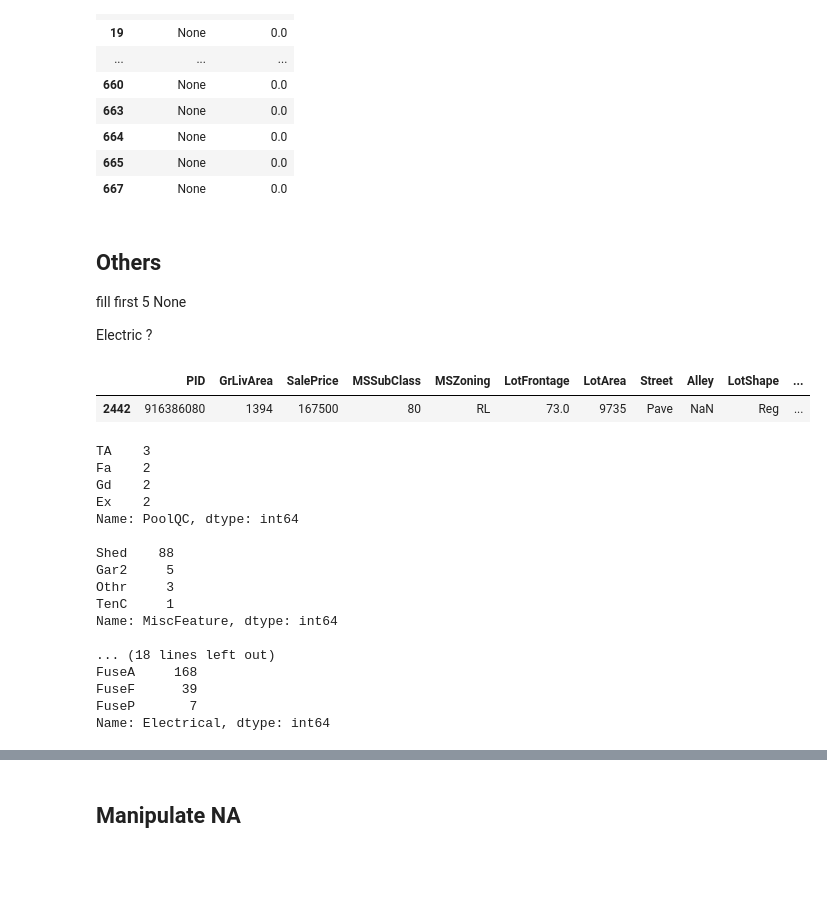
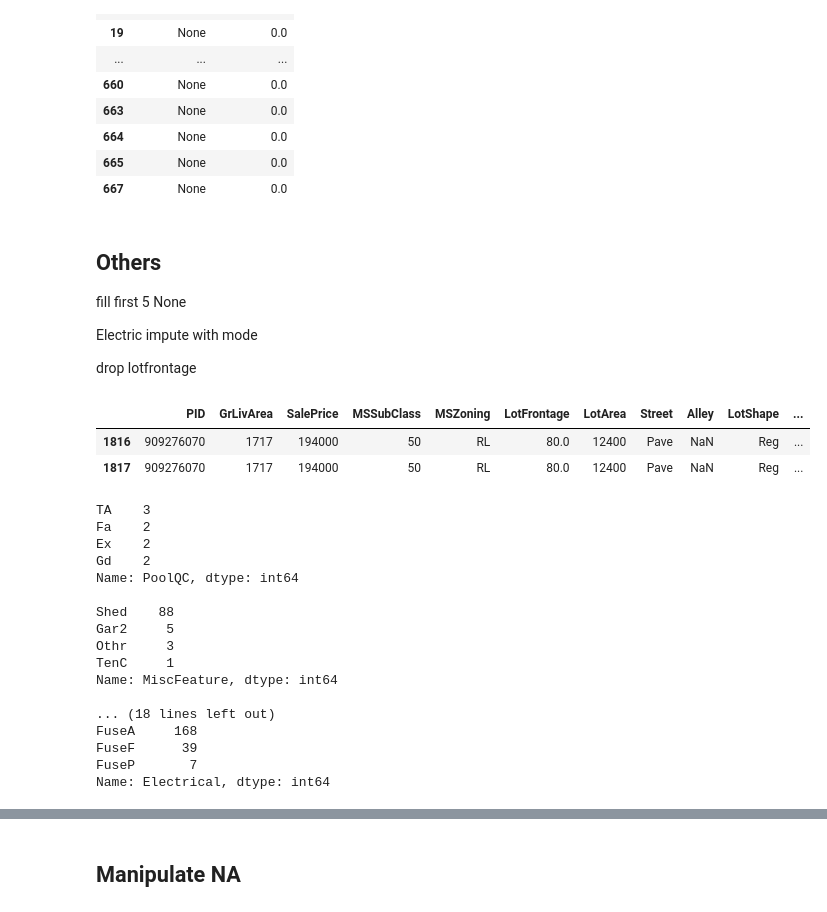
Before and after one commit to xiaogangzhu/MLHousing, a Jupyter notebook: Xiaogang Zhu/House_prepocessing.ipynb, the cells around one changed output, grey strips where cells are left out. Drawn from its saved outputs; the diff is of its cells as text; code cells hidden in the pictures; blank space fills up the shorter version.

```diff
--- a/Xiaogang Zhu/House_prepocessing.ipynb
+++ b/Xiaogang Zhu/House_prepocessing.ipynb
@@ -15,7 +15,7 @@ Convenience
 
 house type based on size, how many bedroom,restroom,garbage
 # %%
-Ames = pd.read_csv("Ames_HousePrice.csv", index_col=0)
+Ames = pd.read_csv("data/Ames_HousePrice.csv", index_col=0)
 Ames = Ames.reset_index(drop = True)
 #Ames = Ames.drop("PID",axis=1)
 #trains = pd.read_csv("train.csv", index_col=0)
@@ -249,11 +269,13 @@ Ames[Ames.MasVnrArea==0][["MasVnrType","MasVnrArea"]]
 ## Others
 fill first 5 None
 
-Electric ?
+Electric impute with mode
+
+drop lotfrontage
 # %%
 #Ames.PID.value_counts().sort_values()
-#Ames[Ames.PID == 909276070]
-Ames[Ames.Electrical.isnull()]
+Ames[Ames.PID == 909276070]
 # %% [output]
 |  | PID | GrLivArea | SalePrice | MSSubClass | MSZoning | LotFrontage | LotArea | Street | Alley | LotShape | ... |
-| 2442 | 916386080 | 1394 | 167500 | 80 | RL | 73.0 | 9735 | Pave | NaN | Reg | ... |
+| 1816 | 909276070 | 1717 | 194000 | 50 | RL | 80.0 | 12400 | Pave | NaN | Reg | ... |
+| 1817 | 909276070 | 1717 | 194000 | 50 | RL | 80.0 | 12400 | Pave | NaN | Reg | ... |
@@ -265,8 +289,8 @@ for feature in features_cat:
 # %% [output]
 TA    3
 Fa    2
+Ex    2
 Gd    2
-Ex    2
 Name: PoolQC, dtype: int64
 
 Shed    88
```
Also changed, not shown: parts of 39 cells of this notebook, 1 other file.
